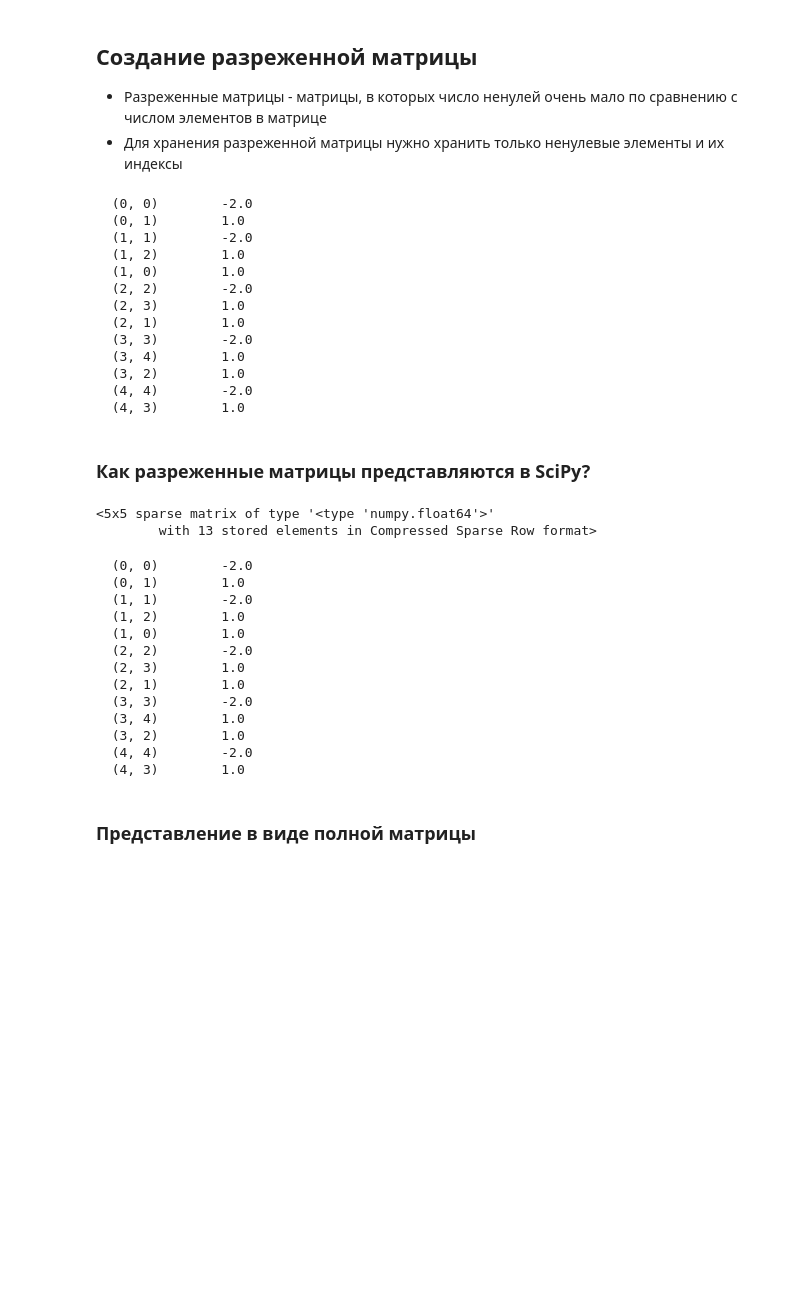
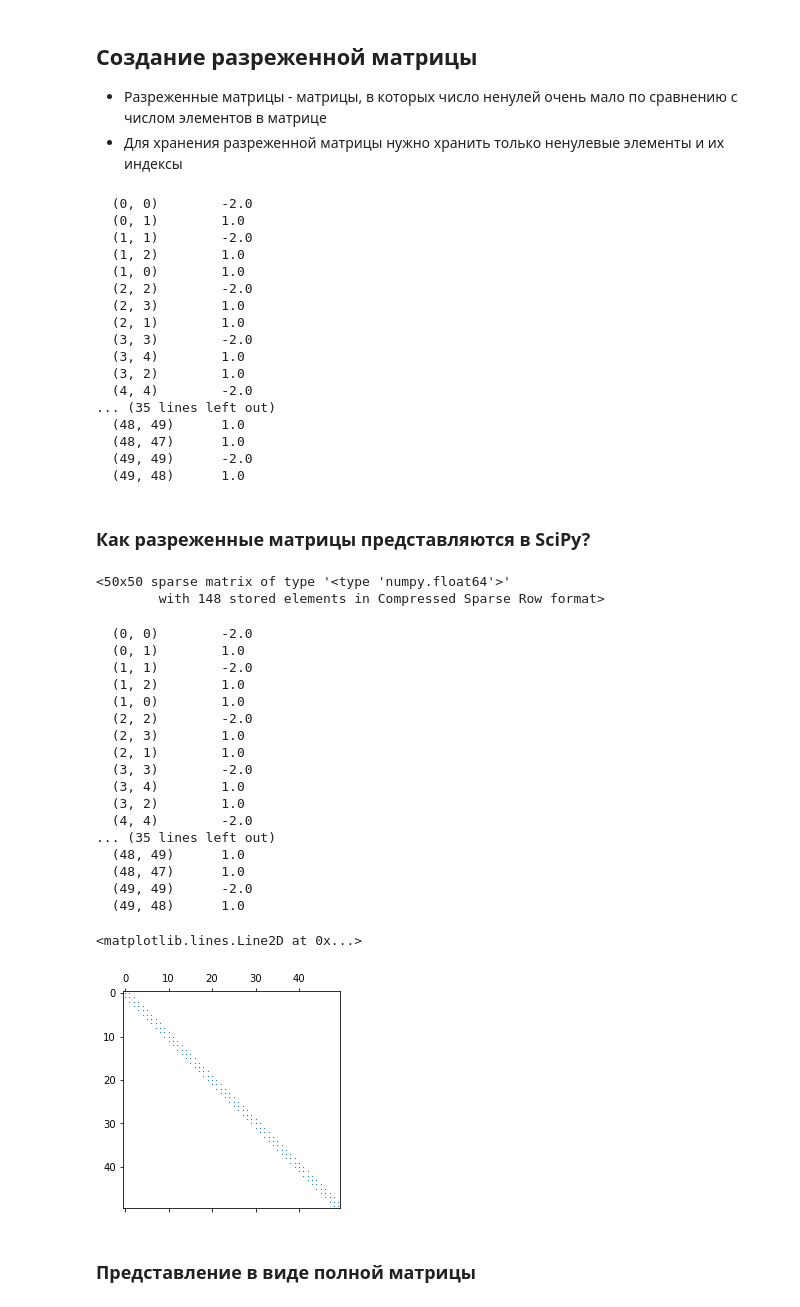
Before and after one commit to amkatrutsa/sirius2017, a Jupyter notebook: src/SciPy4Sirius.ipynb, the cells around one changed output. Cells and saved outputs as stored; diff of their text form; code cells hidden in the pictures; blank space fills up the shorter version.

Commit message:
Add visualizing of sparse matrix

```diff
--- a/src/SciPy4Sirius.ipynb
+++ b/src/SciPy4Sirius.ipynb
@@ -472,7 +476,7 @@ def scipy_three_diagonal(N):
     result = sp.diags(diagonals, offsets, shape=(N, N), format='csr')
     return result
 
-my_sparse_matrix = scipy_three_diagonal(5)
+my_sparse_matrix = scipy_three_diagonal(50)
 print my_sparse_matrix
 # %% [output]
   (0, 0)        -2.0
@@ -487,14 +491,18 @@ print my_sparse_matrix
   (3, 4)        1.0
   (3, 2)        1.0
   (4, 4)        -2.0
-  (4, 3)        1.0
+... (35 lines left out)
+  (48, 49)      1.0
+  (48, 47)      1.0
+  (49, 49)      -2.0
+  (49, 48)      1.0
 # %% [markdown]
 ### Как разреженные матрицы представляются в SciPy?
 # %%
 my_sparse_matrix
 # %% [output]
-<5x5 sparse matrix of type '<type 'numpy.float64'>'
-        with 13 stored elements in Compressed Sparse Row format>
+<50x50 sparse matrix of type '<type 'numpy.float64'>'
+        with 148 stored elements in Compressed Sparse Row format>
 # %%
 print my_sparse_matrix
 # %% [output]
@@ -510,7 +518,16 @@ print my_sparse_matrix
   (3, 4)        1.0
   (3, 2)        1.0
   (4, 4)        -2.0
-  (4, 3)        1.0
+... (35 lines left out)
+  (48, 49)      1.0
+  (48, 47)      1.0
+  (49, 49)      -2.0
+  (49, 48)      1.0
+# %%
+plt.spy(my_sparse_matrix, markersize=0.3)
+# %% [output]
+<matplotlib.lines.Line2D at 0x...>
+[figure, added]
 # %% [markdown]
 ### Представление в виде полной матрицы
 # %%
```
Also changed, not shown: parts of 2 cells of this notebook.
